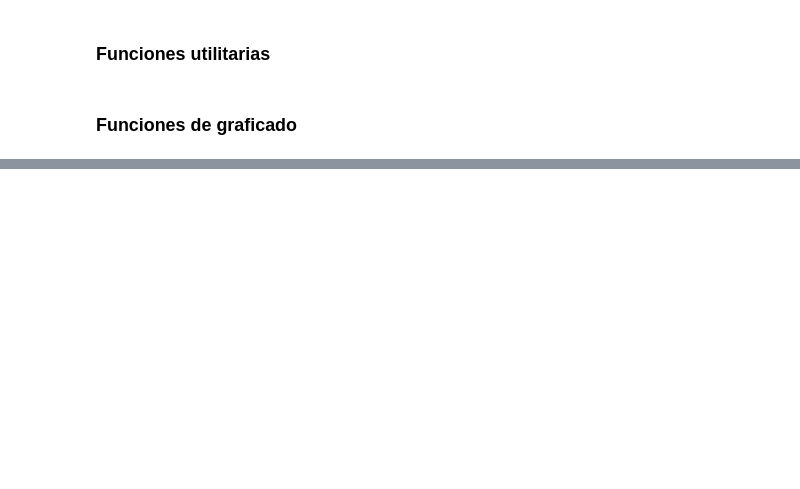
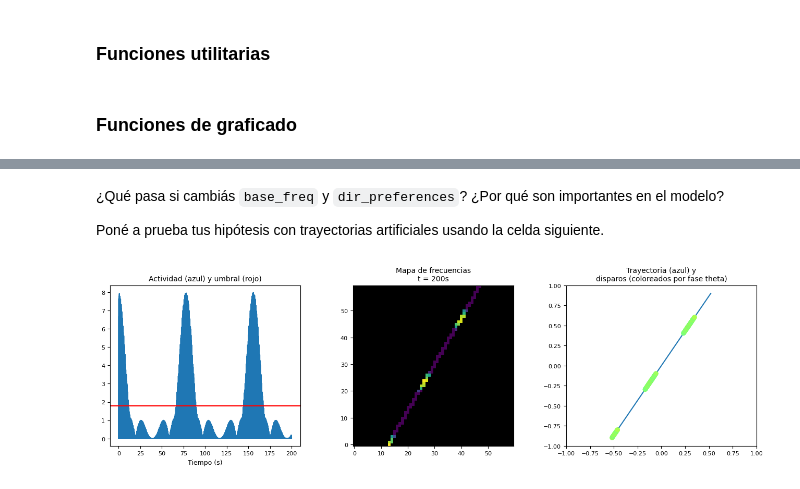
Before and after one commit to MaestriaCienciasCognitivas/ncc, a Jupyter notebook: book/notebooks/S14_Practico11.ipynb, the cells around one changed output, grey strips where cells are left out. Cells and saved outputs as stored; diff of their text form; code cells hidden in the pictures; blank space fills up the shorter version.

```diff
--- a/book/notebooks/S14_Practico11.ipynb
+++ b/book/notebooks/S14_Practico11.ipynb
@@ -217,0 +301,14 @@ visualizar_modelo(x, y, f, spikes, occupancy, spike_x, spike_y, spike_phases)
+# %% [markdown]
+¿Qué pasa si cambiás `base_freq` y `dir_preferences`? ¿Por qué son importantes en el modelo?
+
+Poné a prueba tus hipótesis con trayectorias artificiales usando la celda siguiente.
+# %%
+base_freq = 6.42
+dir_preferences = np.array([0, 2*np.pi/3, 4*np.pi/3])
+
+posiciones, velocidades, direcciones = generar_trayectoria(t, np.pi / 3)
+
+f, spikes, occupancy, spike_x, spike_y, spike_phases = integrar_modelo(posiciones, velocidades, direcciones, base_freq, dir_preferences)
+visualizar_modelo(posiciones, f, spikes, occupancy, spike_x, spike_y, spike_phases)
+# %% [output]
+[figure, added]
```
Also changed, not shown: parts of 17 cells of this notebook.
